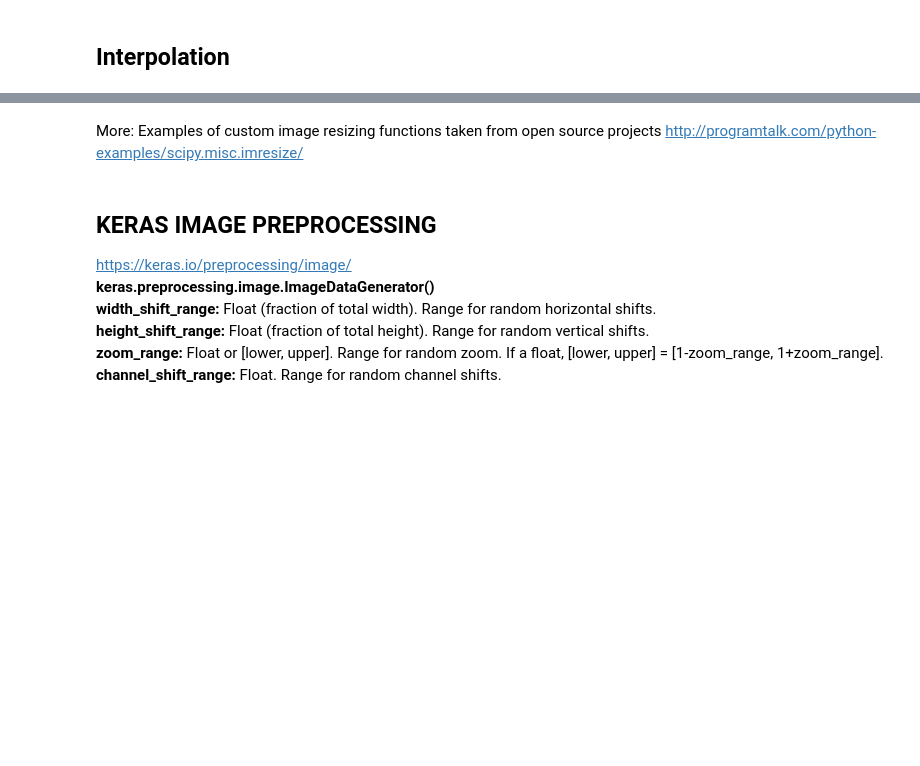
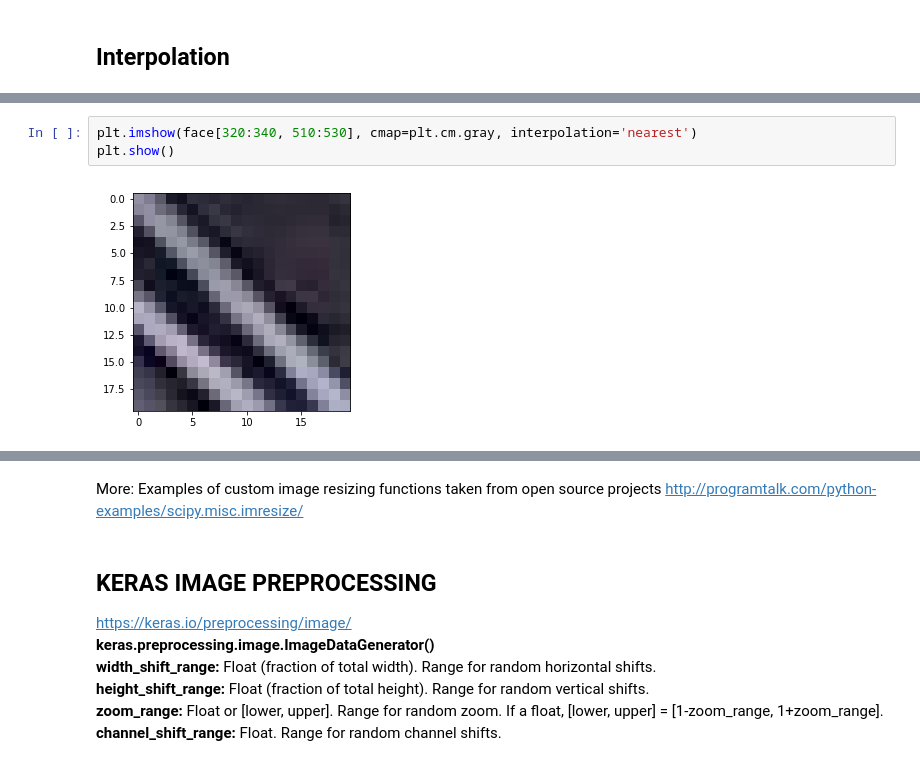
Before and after one commit to NataliaChey/images-classification-caltech, a Jupyter notebook: Image_Resize_Presentation.ipynb, the cells around one changed output, grey strips where cells are left out. Saved outputs shown, nothing was run; the diff lists cells and outputs as text; blank space fills up the shorter version.

```diff
--- a/Image_Resize_Presentation.ipynb
+++ b/Image_Resize_Presentation.ipynb
@@ -87,0 +101,5 @@ plt.show()
+# %%
+plt.imshow(face[320:340, 510:530], cmap=plt.cm.gray, interpolation='nearest')
+plt.show()
+# %% [output]
+[figure, added]
```
Also changed, not shown: parts of 13 cells of this notebook.
